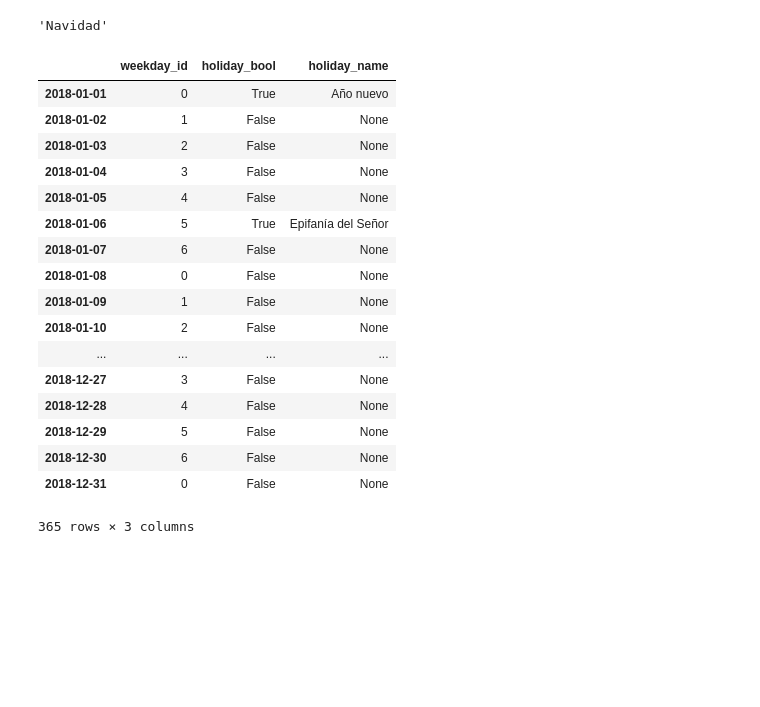
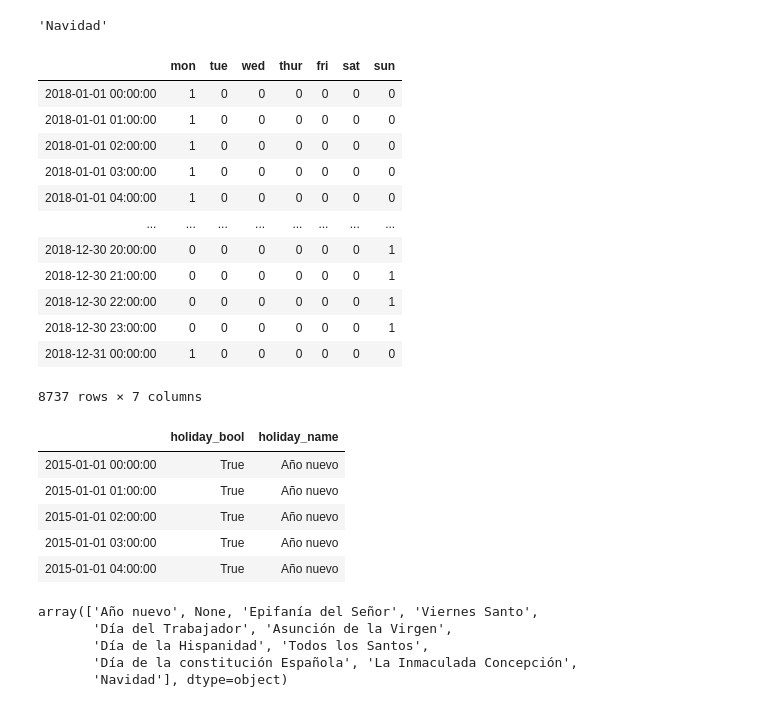
Before and after one commit to kolasniwash/short-term-energy-demand-forecasting, a Jupyter notebook: data_creation_day_types.ipynb, the cells around one changed output. Cells and saved outputs as stored; diff of their text form; code cells hidden in the pictures; blank space fills up the shorter version.

Commit message:
holiday weekdays added to prophet

```diff
--- a/data_creation_day_types.ipynb
+++ b/data_creation_day_types.ipynb
@@ -97,21 +90,58 @@ def get_holidays(start='1/1/2018', stop='31/12/2018', country='ES'):
-# %%
-get_holidays()
-# %% [output]
-|  | weekday_id | holiday_bool | holiday_name |
-| 2018-01-01 | 0 | True | Año nuevo |
-| 2018-01-02 | 1 | False | None |
-| 2018-01-03 | 2 | False | None |
-| 2018-01-04 | 3 | False | None |
-| 2018-01-05 | 4 | False | None |
-| 2018-01-06 | 5 | True | Epifanía del Señor |
-| 2018-01-07 | 6 | False | None |
-| 2018-01-08 | 0 | False | None |
-| 2018-01-09 | 1 | False | None |
-| 2018-01-10 | 2 | False | None |
-| ... | ... | ... | ... |
-| 2018-12-27 | 3 | False | None |
-| 2018-12-28 | 4 | False | None |
-| 2018-12-29 | 5 | False | None |
-| 2018-12-30 | 6 | False | None |
-| 2018-12-31 | 0 | False | None |
-365 rows × 3 columns
+# %%
+def get_days_dummies(start='1/1/2018', stop='31/12/2018', frequency='H'):
+    """
+    Takes in a start and stop date and frequency.
+
+    Produces a dataframe with a date time index at the frequency input and columns:
+    weekday_id - numerical day of the week identifier 0 for monday
+
+    Returns a dataframe
+    """
+
+    #generate the range of daily dates
+    dates = pd.date_range(start=start, end=stop, freq=frequency)
+
+    #create a dataframe of weekday categories
+    days = pd.DataFrame(list(dates.weekday), index=dates, columns=['weekday_id'])
+
+    days = pd.get_dummies(days['weekday_id'])
+
+    columns = ['mon', 'tue', 'wed', 'thur', 'fri', 'sat', 'sun']
+
+    days.columns = columns
+
+    return days
+# %%
+get_days_dummies()
+# %% [output]
+|  | mon | tue | wed | thur | fri | sat | sun |
+| 2018-01-01 00:00:00 | 1 | 0 | 0 | 0 | 0 | 0 | 0 |
+| 2018-01-01 01:00:00 | 1 | 0 | 0 | 0 | 0 | 0 | 0 |
+| 2018-01-01 02:00:00 | 1 | 0 | 0 | 0 | 0 | 0 | 0 |
+| 2018-01-01 03:00:00 | 1 | 0 | 0 | 0 | 0 | 0 | 0 |
+| 2018-01-01 04:00:00 | 1 | 0 | 0 | 0 | 0 | 0 | 0 |
+| ... | ... | ... | ... | ... | ... | ... | ... |
+| 2018-12-30 20:00:00 | 0 | 0 | 0 | 0 | 0 | 0 | 1 |
+| 2018-12-30 21:00:00 | 0 | 0 | 0 | 0 | 0 | 0 | 1 |
+| 2018-12-30 22:00:00 | 0 | 0 | 0 | 0 | 0 | 0 | 1 |
+| 2018-12-30 23:00:00 | 0 | 0 | 0 | 0 | 0 | 0 | 1 |
+| 2018-12-31 00:00:00 | 1 | 0 | 0 | 0 | 0 | 0 | 0 |
+8737 rows × 7 columns
+# %%
+holiday_df = get_holidays(start='2015-01-01', stop='2018-12-31')
+holiday_df.head(5)
+# %% [output]
+|  | holiday_bool | holiday_name |
+| 2015-01-01 00:00:00 | True | Año nuevo |
+| 2015-01-01 01:00:00 | True | Año nuevo |
+| 2015-01-01 02:00:00 | True | Año nuevo |
+| 2015-01-01 03:00:00 | True | Año nuevo |
+| 2015-01-01 04:00:00 | True | Año nuevo |
+# %%
+holiday_df.holiday_name.unique()
+# %% [output]
+array(['Año nuevo', None, 'Epifanía del Señor', 'Viernes Santo',
+       'Día del Trabajador', 'Asunción de la Virgen',
+       'Día de la Hispanidad', 'Todos los Santos',
+       'Día de la constitución Española', 'La Inmaculada Concepción',
+       'Navidad'], dtype=object)
```
Also changed, not shown: parts of 1 cell of this notebook, 3 other files.
